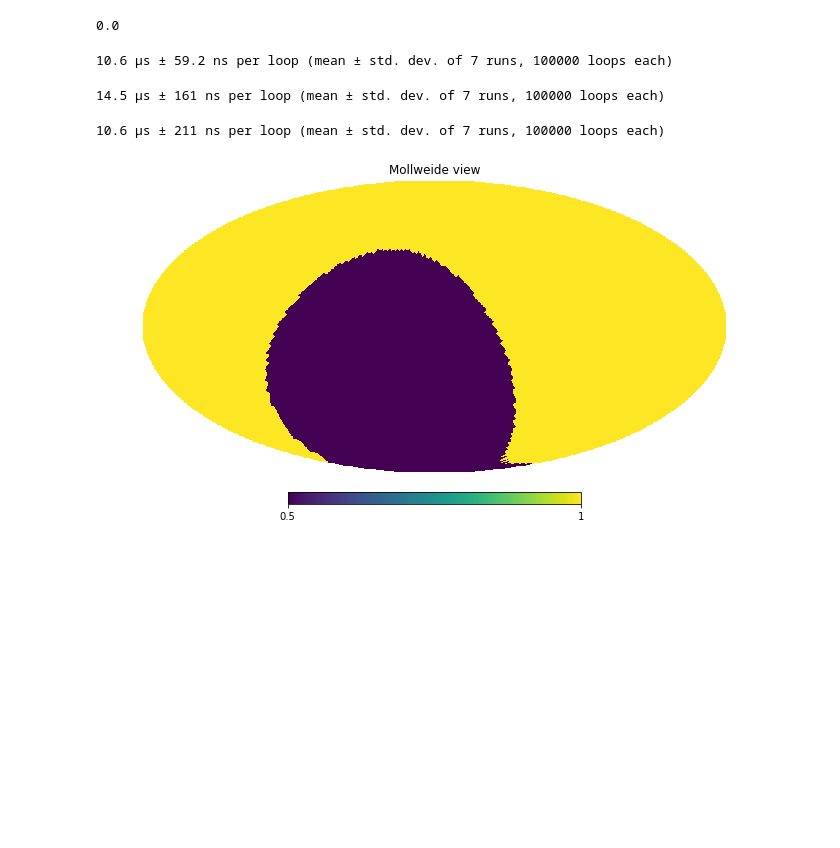
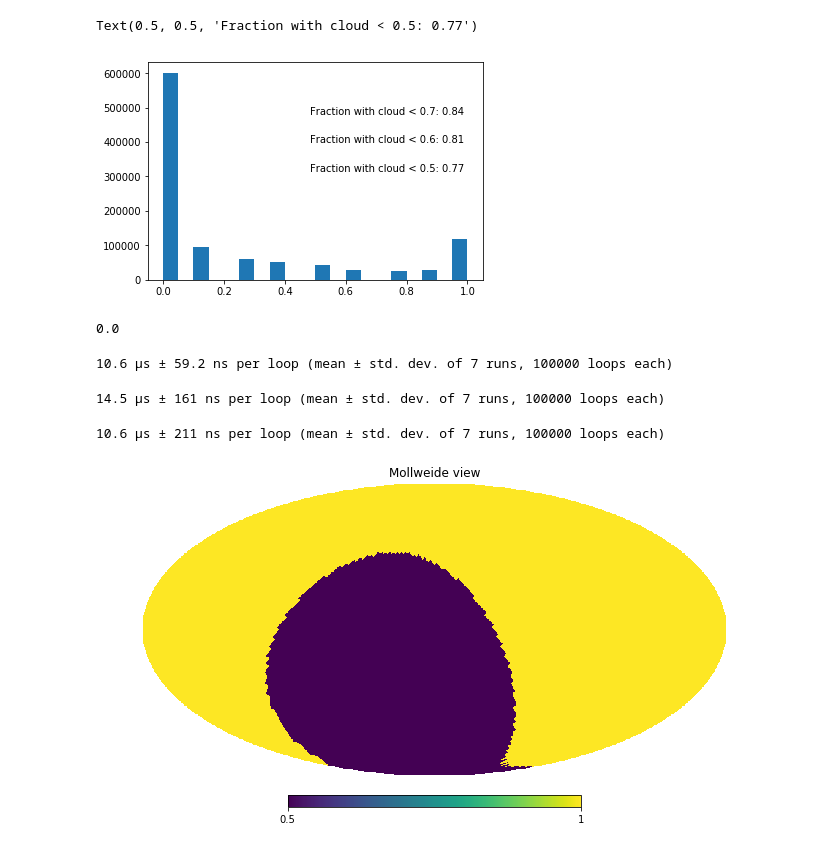
Before and after one commit to rhiannonlynne/notebooks, a Jupyter notebook: CloudModel Demo.ipynb, the cells around one changed output. Drawn from its saved outputs; the diff is of its cells as text; code cells hidden in the pictures; blank space fills up the shorter version.

```diff
--- a/CloudModel Demo.ipynb
+++ b/CloudModel Demo.ipynb
@@ -68,3 +72,15 @@ Text(0, 0.5, 'CLOUD')
+# %%
+# What fraction of time would be unusable?
+n, b, p = plt.hist(cloud, bins=20)
+text = 'Fraction with cloud < 0.7: %.2f' % (len(np.where(cloud < 0.7)[0]) / len(cloud))
+plt.figtext(0.5, 0.7, text)
+text = 'Fraction with cloud < 0.6: %.2f' % (len(np.where(cloud < 0.6)[0]) / len(cloud))
+plt.figtext(0.5, 0.6, text)
+text = 'Fraction with cloud < 0.5: %.2f' % (len(np.where(cloud < 0.5)[0]) / len(cloud))
+plt.figtext(0.5, 0.5, text)
+# %% [output]
+Text(0.5, 0.5, 'Fraction with cloud < 0.5: 0.77')
+[figure, added]
 # %%
 # Set up grid around sky .. (places we'd be likely to calculate the FWHM_eff in the FBS)
 lsst_site = Site('LSST')
```
Also changed, not shown: parts of 7 cells of this notebook, 2 other files.
